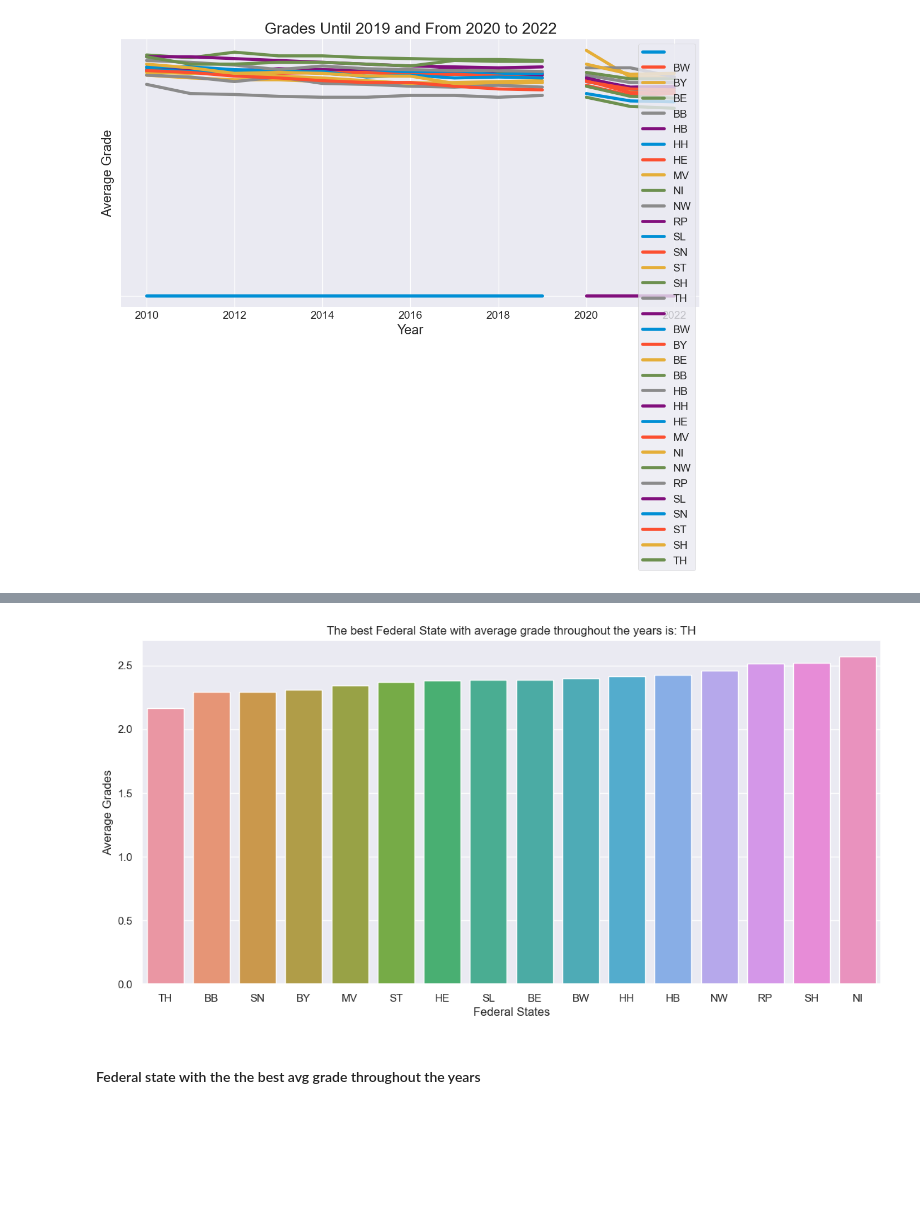
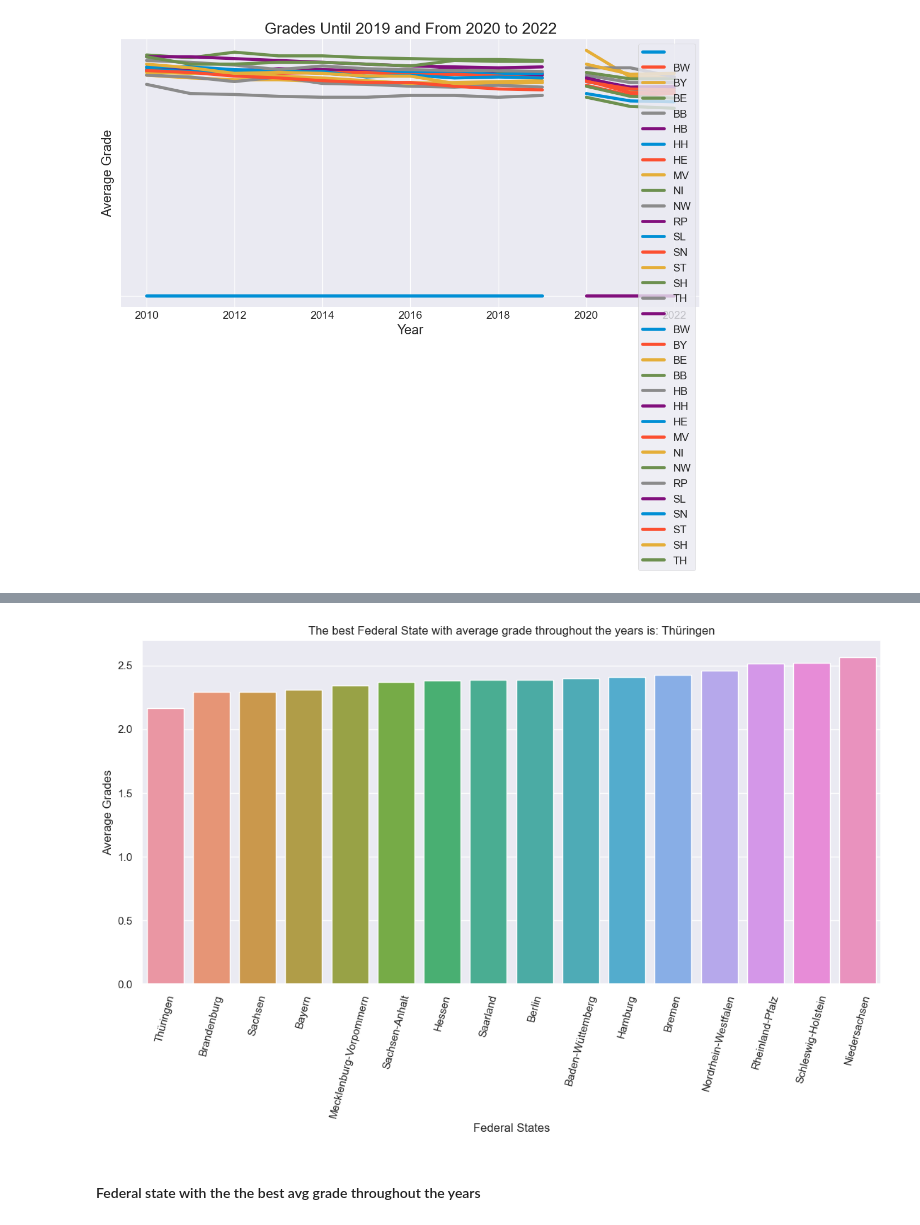
Before and after one commit to Stargazer-ger/capstone_project_hh_23_1, a Jupyter notebook: eda_capstone_avg_grades_kk.ipynb, the cells around one changed output, grey strips where cells are left out. Drawn from its saved outputs; the diff is of its cells as text; code cells hidden in the pictures; blank space fills up the shorter version.

```diff
--- a/eda_capstone_avg_grades_kk.ipynb
+++ b/eda_capstone_avg_grades_kk.ipynb
@@ -226,0 +229,13 @@ plt.show()
+# %%
+avg_noten_concat = avg_noten_concat.replace({'TH': 'Thüringen', 'BW': 'Baden-Wüttemberg', 'BY': 'Bayern', 'BE': 'Berlin',
+                      'BB': 'Brandenburg', 'HB': 'Bremen', 'HH': 'Hamburg', 'HE': 'Hessen', 'MV': 'Mecklenburg-Vorpommern',
+                      'NI': 'Niedersachsen', 'NW': 'Nordrhein-Westphalen', 'RP': 'Rheinland-Pfalz',
+                      'SL': 'Saarland', 'SN': 'Sachsen', 'ST': 'Sachsen-Anhalt', 'SH': 'Schleswig-Holstein'}, inplace=True)
+avg_noten_concat
+# %%
+avg_noten_concat.rename(columns={'TH': 'Thüringen', 'BW': 'Baden-Wüttemberg', 'BY': 'Bayern', 'BE': 'Berlin',
+                      'BB': 'Brandenburg', 'HB': 'Bremen', 'HH': 'Hamburg', 'HE': 'Hessen', 'MV': 'Mecklenburg-Vorpommern',
+                      'NI': 'Niedersachsen', 'NW': 'Nordrhein-Westphalen', 'RP': 'Rheinland-Pfalz',
+                      'SL': 'Saarland', 'SN': 'Sachsen', 'ST': 'Sachsen-Anhalt', 'SH': 'Schleswig-Holstein'}, inplace=True)
+# %%
+avg_noten_concat.rename(columns={'Nordrhein-Westphalen':'Nordrhein-Westfalen'}, inplace=True)
@@ -227,32 +259,33 @@ plt.show()
 # %%
 # Create a DataFrame from the dataset
 #df = pd.DataFrame(data, index=index)
 
 # Calculate the mean for each column
 mean_values = avg_noten_concat.mean()
 
 # Sort mean values in ascending order
 mean_values = mean_values.sort_values(ascending=True)
 
 # Find the column with the smallest mean
 best_state = mean_values.idxmin()
 
 # Find the column with the smallest mean
 best_state = mean_values.idxmin()
 
 # Set Seaborn style
 sns.set(style='darkgrid')
 
 # Create a bar chart for the smallest mean using Seaborn
 plt.figure(figsize=(12, 6))
 sns.barplot(x=mean_values.index, y=mean_values.values)
+plt.tick_params(axis='x', rotation=75)
 plt.xlabel('Federal States')
 plt.ylabel('Average Grades')
 plt.title(f'The best Federal State with average grade throughout the years is: {best_state}')
 plt.title(f'The best Federal State with average grade throughout the years is: {best_state}')
 plt.show()
 # %% [output]
-[figure, old version]
+[figure, new version]
 # %%
 # Extract the row corresponding to the year 2010
 row_2010 = avg_noten_concat.loc['2010-01-01']
```
Also changed, not shown: parts of 5 cells of this notebook, 12 other files.
